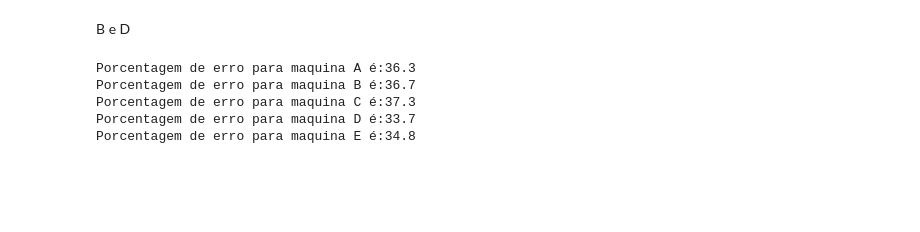
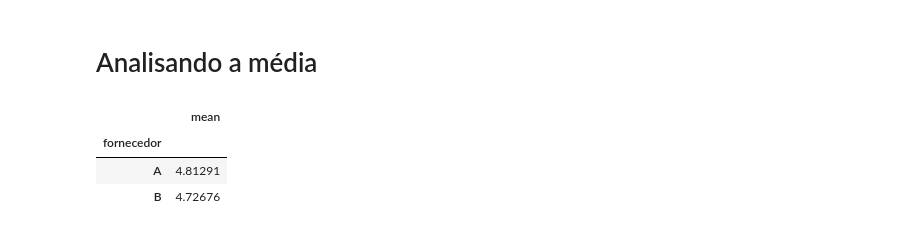
Before and after one commit to anaaristow/analise_fornecedores_pecas, a Jupyter notebook: analise.ipynb, the cells around one changed output. Cells and saved outputs as stored; diff of their text form; code cells hidden in the pictures; blank space fills up the shorter version.

```diff
--- a/analise.ipynb
+++ b/analise.ipynb
@@ -130,2 +57,0 @@ for i, maquina in enumerate(df['maquina'].unique()):
-# %% [markdown]
-B e D
@@ -143,8 +58,9 @@ def percentage_out_of_dimension(df):
-# %%
-percentage_out_of_dimension(df)
-# %% [output]
-Porcentagem de erro para maquina A é:36.3
-Porcentagem de erro para maquina B é:36.7
-Porcentagem de erro para maquina C é:37.3
-Porcentagem de erro para maquina D é:33.7
-Porcentagem de erro para maquina E é:34.8
+# %% [markdown]
+# Analisando a média
+# %%
+df.groupby('fornecedor')['dimensao_peca'].agg(['mean'])
+# %% [output]
+|  | mean |
+| fornecedor |  |
+| A | 4.81291 |
+| B | 4.72676 |
```
Also changed, not shown: parts of 20 cells of this notebook, 1 other file.
